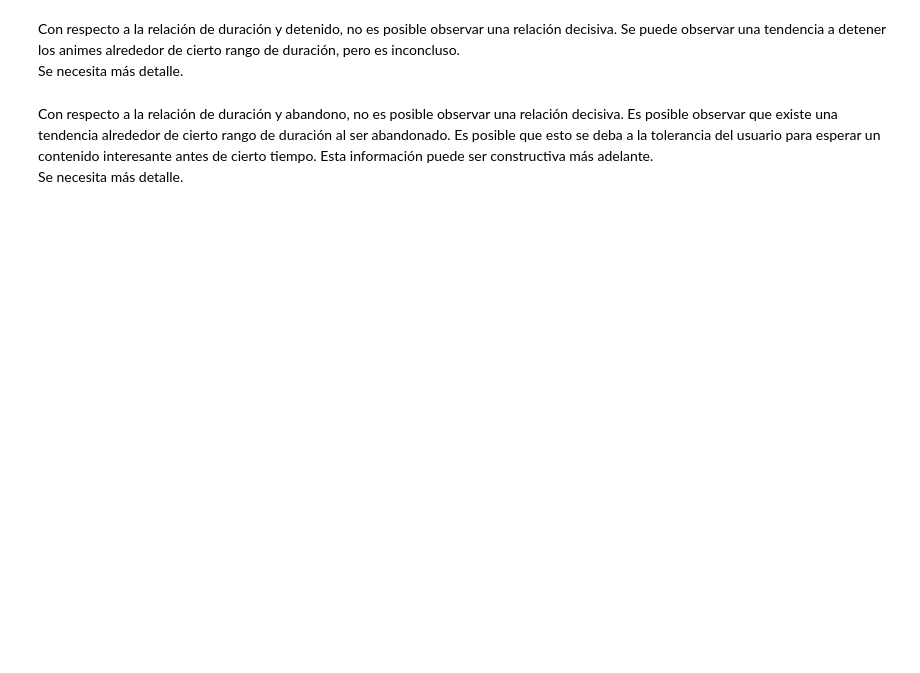
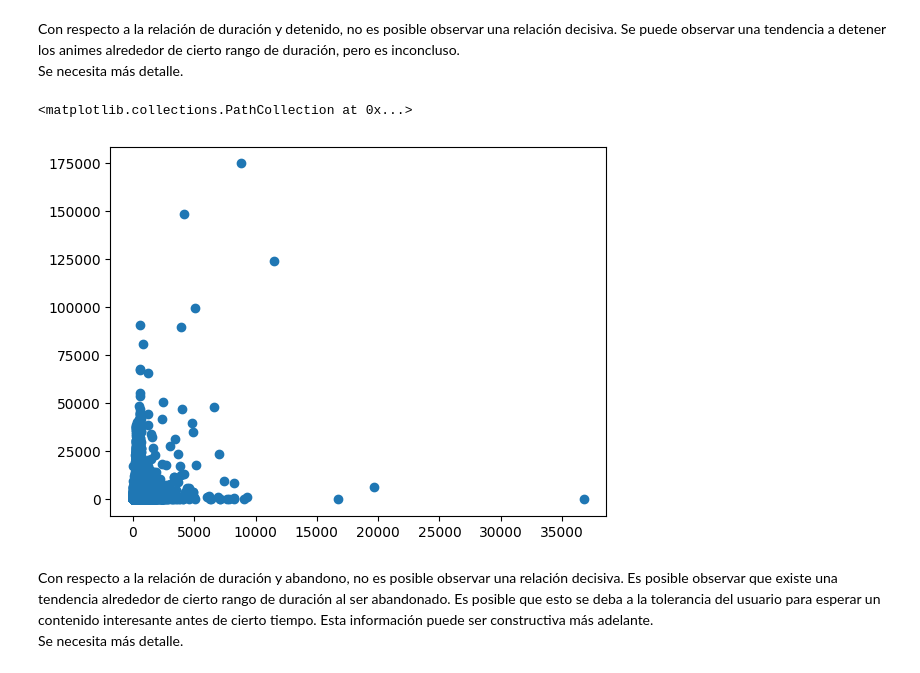
Before and after one commit to Asheyerth/DataScience_bootcamp2024BIT, a Jupyter notebook: Actividad_3_4/Estructurando proyecto DS.ipynb, the cells around one changed output. Saved outputs shown, nothing was run; the diff lists cells and outputs as text; code cells hidden in the pictures; blank space fills up the shorter version.

```diff
--- a/Actividad_3_4/Estructurando proyecto DS.ipynb
+++ b/Actividad_3_4/Estructurando proyecto DS.ipynb
@@ -366,6 +381,11 @@ fig.show()
 # %% [markdown]
 Con respecto a la relación de duración y detenido, no es posible observar una relación decisiva. Se puede observar una tendencia a detener los animes alrededor de cierto rango de duración, pero es inconcluso.
 Se necesita más detalle.
+# %%
+plt.scatter(dataDuration['Duration'], dataDuration['Dropped'])
+# %% [output]
+<matplotlib.collections.PathCollection at 0x...>
+[figure, added]
 # %%
 # Creamos la figura y añadimos un trazado de dispersión.
 fig = go.Figure()
```
Also changed, not shown: parts of 9 cells of this notebook.
